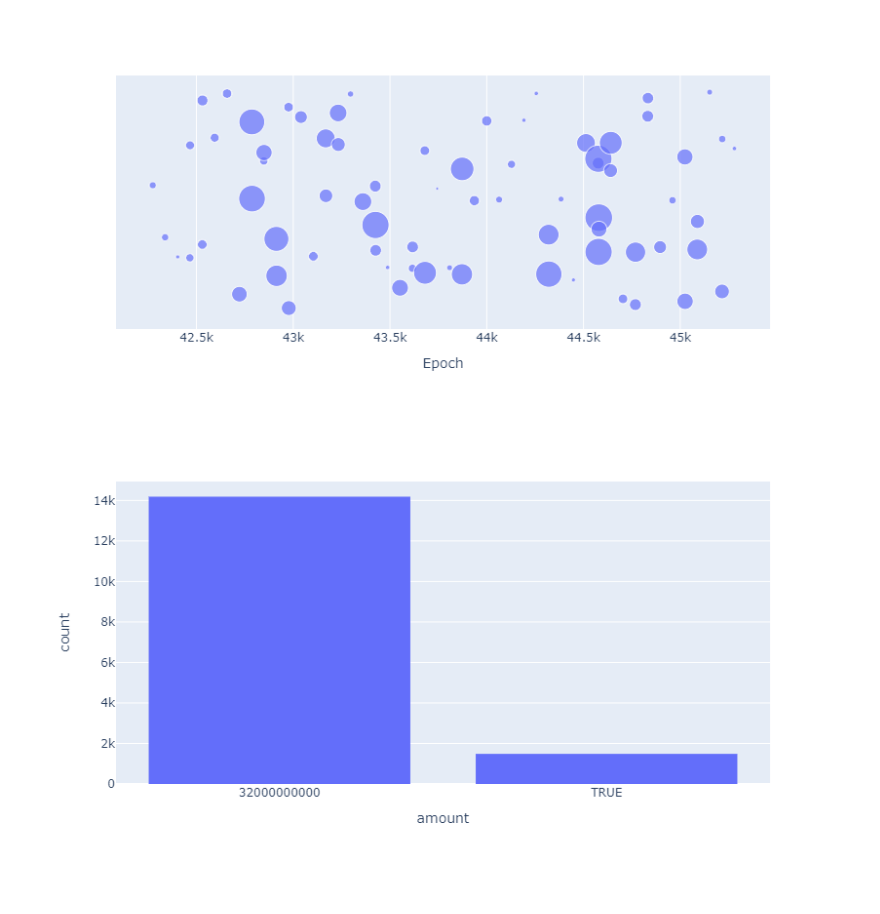
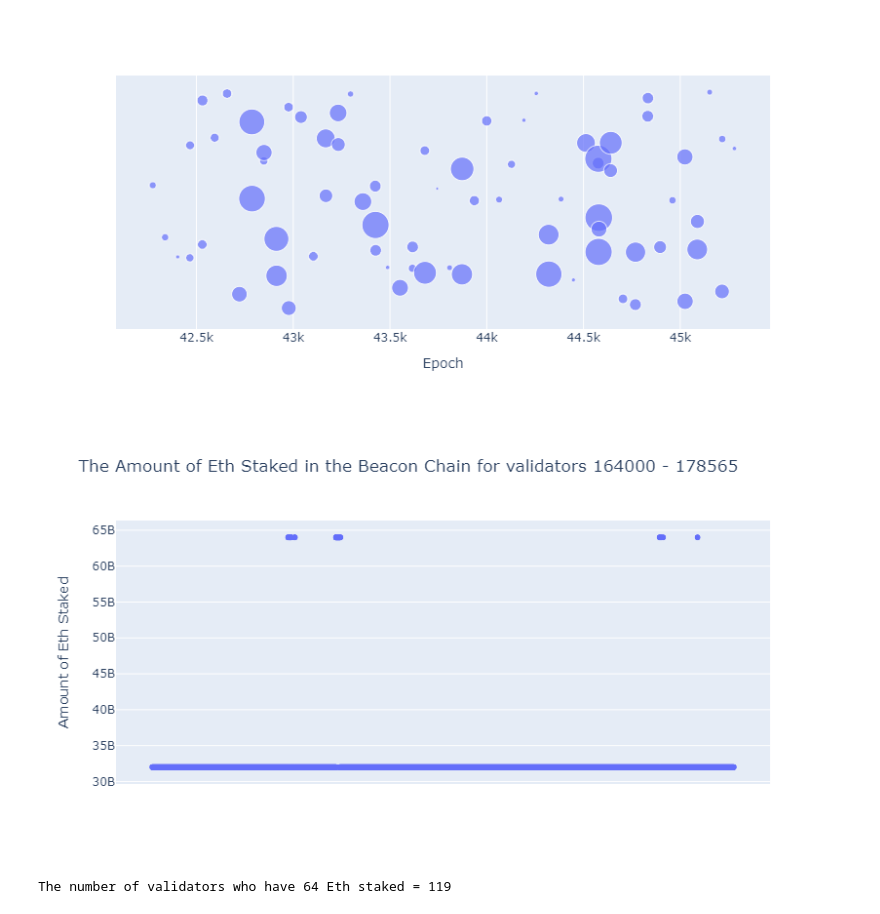
Before and after one commit to SHSR2001/beacondigest, a Jupyter notebook: notebooks/2021/06/21/oceanic2.ipynb, the cells around one changed output. Drawn from its saved outputs; the diff is of its cells as text; code cells hidden in the pictures.

```diff
--- a/notebooks/2021/06/21/oceanic2.ipynb
+++ b/notebooks/2021/06/21/oceanic2.ipynb
@@ -328,10 +328,20 @@ for i in range(164024,178089,100):
     for t in d:
         data.append(t)
 # %%
-df_deposits = pd.read_csv("out.csv")
-df_deposits = df_deposits['amount']
+df_deposits = pd.read_csv("out.csv", header=None, names=["public_key", "amount"])
+#df_deposits = df_deposits['amount']
 # %%
-fig = px.histogram(df_deposits, x="amount")
-fig.show()
+fig = px.scatter(df_deposits, y = "amount", labels = {"amount": "Amount of Eth Staked"}, title = "The Amount of Eth Staked in the Beacon Chain for validators 164000 - 178565")
+fig.update_xaxes(visible=False)
 # %% [output]
-[figure, old version]
+[figure, new version]
+# %%
+s = 0
+
+for i in df_deposits['amount']:
+    if( i == 64000000000):
+        s += 1
+
+print("The number of validators who have 64 Eth staked = {}".format(s))
+# %% [output]
+The number of validators who have 64 Eth staked = 119
```
